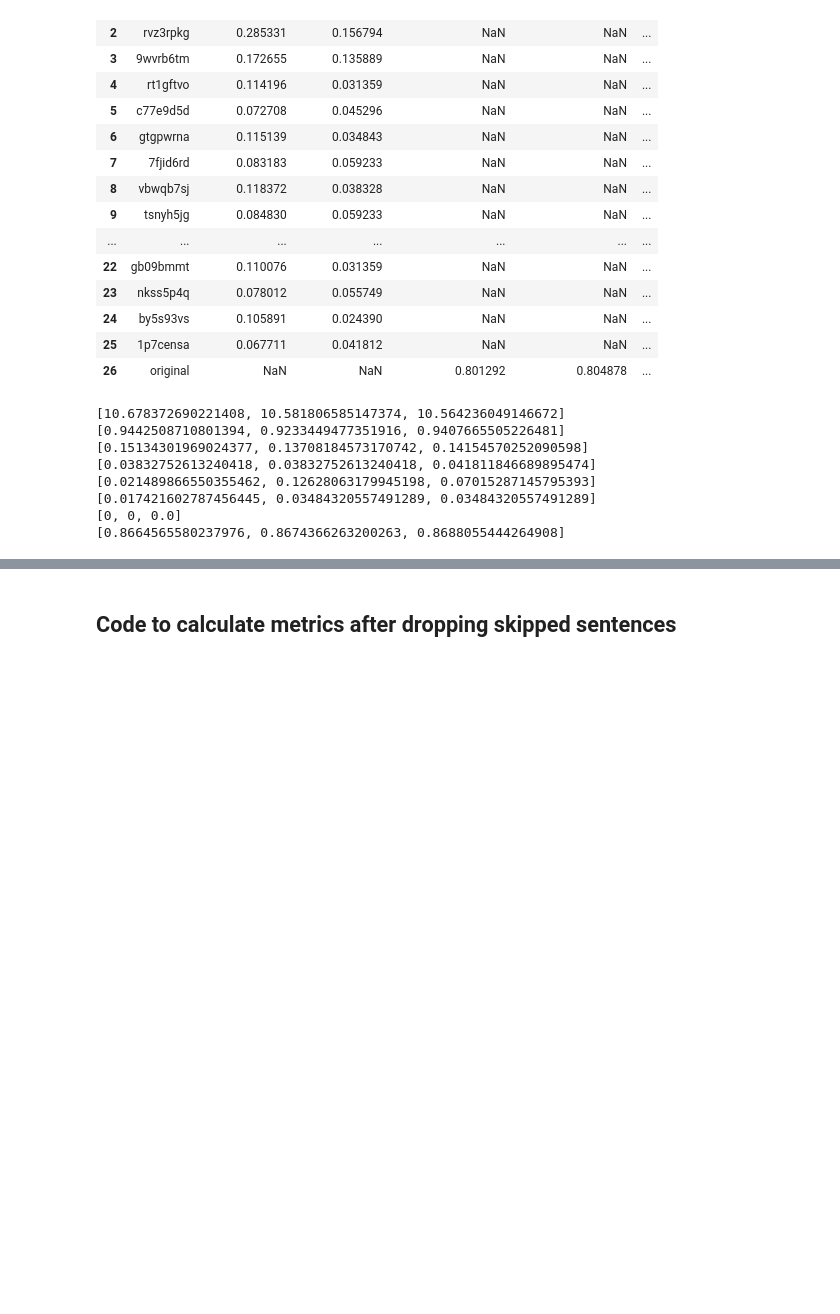
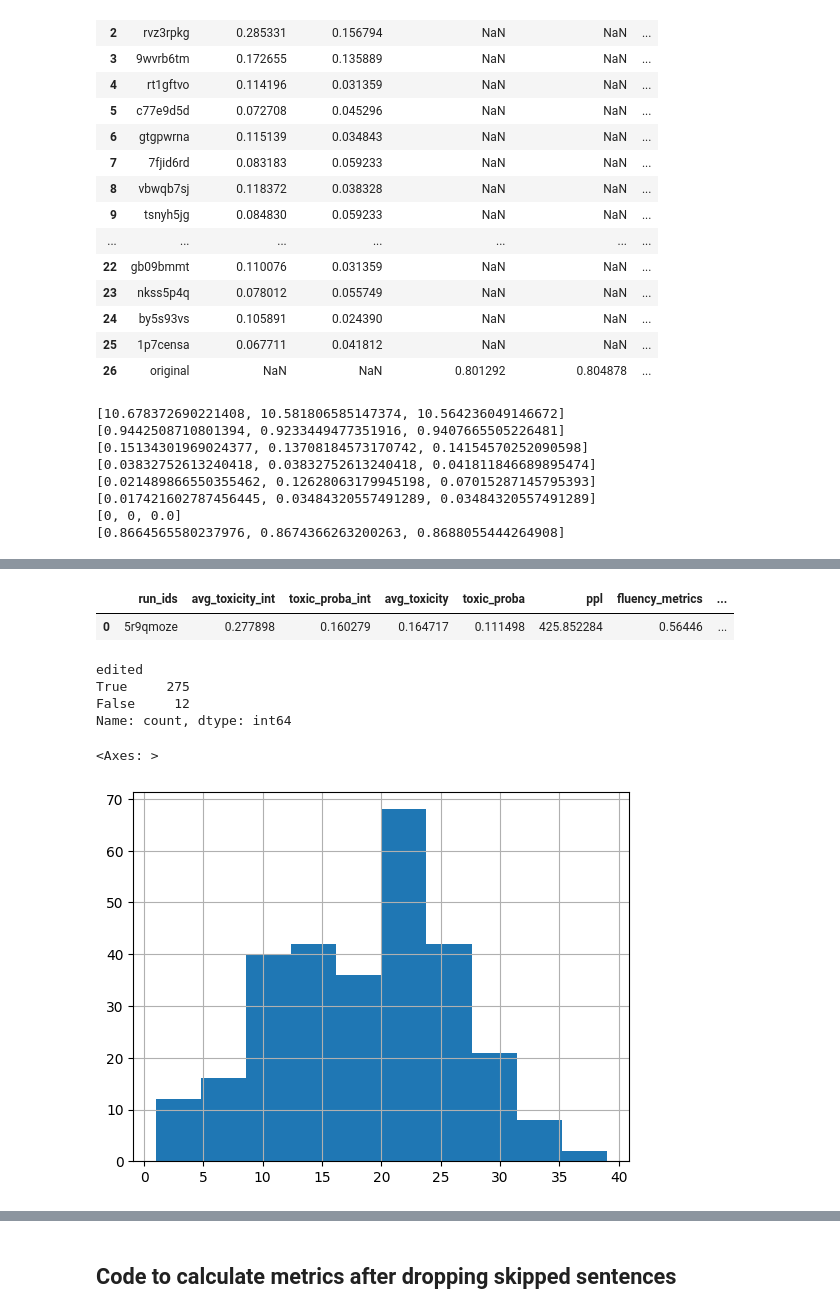
Before and after one commit to hayleyson/mucoco, a Jupyter notebook: new_module/nb_impt_ablation_table_related.ipynb, the cells around one changed output, grey strips where cells are left out. Drawn from its saved outputs; the diff is of its cells as text; code cells hidden in the pictures; blank space fills up the shorter version.

```diff
--- a/new_module/nb_impt_ablation_table_related.ipynb
+++ b/new_module/nb_impt_ablation_table_related.ipynb
@@ -790,0 +835,37 @@ pd.DataFrame({'run_ids':['BOLT/detoxic/detoxic/replaced_vocab_roberta_for_jigsaw
+# %%
+run_id='5r9qmoze'
+pd.DataFrame({'run_ids':[run_id],
+              'avg_toxicity_int':avg_toxicity_metrics_int,
+              'toxic_proba_int':toxic_proba_metrics_int,
+              'avg_toxicity':avg_toxicity_metrics,
+              'toxic_proba':toxic_proba_metrics,
+              'ppl':ppl_metrics,
+              'fluency_metrics':fluency_metrics,
+              'dist-3':dist3_metrics,
+              'rep_rate':repetitions_metrics})
+# %% [output]
+|  | run_ids | avg_toxicity_int | toxic_proba_int | avg_toxicity | toxic_proba | ppl | fluency_metrics | ... |
+| 0 | 5r9qmoze | 0.277898 | 0.160279 | 0.164717 | 0.111498 | 425.852284 | 0.56446 | ... |
+# %%
+## 혹시, common_edited_ixs에 no embed share 모델 기준으로 편집되지 않은 example들이 많이 들어있어서
+## toxicity metric이 높게 보이는건 아닐까?
+## ~> 수정이 안된 example이 그렇게 많지 않다!
+run_id='5r9qmoze'
+fpath='outputs/toxicity/mlm-reranking/roberta-base-jigsaw-toxicity-classifier-energy-training/mlm-beamsearch-v0-word-nps5-k10-beam5-allsat_primary-toxic-to-nontoxic-grad_norm-5r9qmoze/outputs_epsilon0.75.txt'
+res_prefix='outputs/toxicity/mlm-reranking/roberta-base-jigsaw-toxicity-classifier-energy-training/mlm-beamsearch-v0-word-nps5-k10-beam5-allsat_primary-toxic-to-nontoxic-grad_norm-5r9qmoze/results_epsilon0.75-test.txt'
+
+outputs_file=pd.read_json(fpath, lines=True)
+outputs_file=unravel(outputs_file)[['prompt','text','allsat','edited']].copy()
+outputs_file.loc[common_edited_ixs,'edited'].value_counts()
+# %% [output]
+edited
+True     275
+False     12
+Name: count, dtype: int64
+# %%
+outputs_file_common_edited_ixs['text_word_count']=outputs_file_common_edited_ixs['text'].apply(lambda x: len(x.split()))
+# %%
+outputs_file_common_edited_ixs.sort_values(by='text_word_count',ascending=True)['text_word_count'].hist()
+# %% [output]
+<Axes: >
+[figure, added]
```
Also changed, not shown: parts of 52 cells of this notebook, 28 other files.
